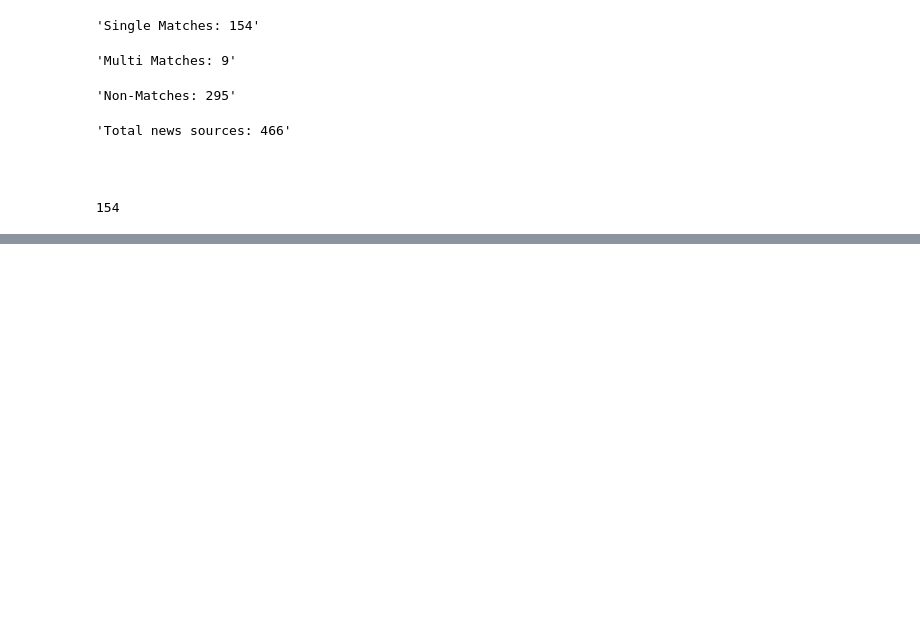
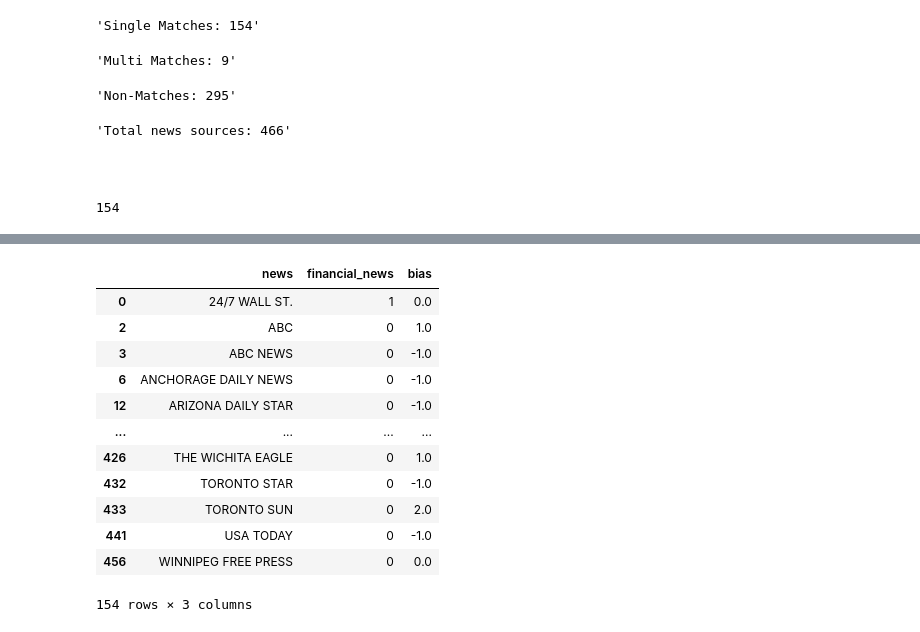
Before and after one commit to griffinwt/Hackathon_March2021, a Jupyter notebook: code/EDA-Brandon/News-AI-Sentiments.ipynb, the cells around one changed output, grey strips where cells are left out. Saved outputs shown, nothing was run; the diff lists cells and outputs as text; code cells hidden in the pictures; blank space fills up the shorter version.

```diff
--- a/code/EDA-Brandon/News-AI-Sentiments.ipynb
+++ b/code/EDA-Brandon/News-AI-Sentiments.ipynb
@@ -458,0 +516,17 @@ non_matches_the;
+# %%
+scored_media = global_news[global_news['bias'].notnull()]
+scored_media
+# %% [output]
+|  | news | financial_news | bias |
+| 0 | 24/7 WALL ST. | 1 | 0.0 |
+| 2 | ABC | 0 | 1.0 |
+| 3 | ABC NEWS | 0 | -1.0 |
+| 6 | ANCHORAGE DAILY NEWS | 0 | -1.0 |
+| 12 | ARIZONA DAILY STAR | 0 | -1.0 |
+| ... | ... | ... | ... |
+| 426 | THE WICHITA EAGLE | 0 | 1.0 |
+| 432 | TORONTO STAR | 0 | -1.0 |
+| 433 | TORONTO SUN | 0 | 2.0 |
+| 441 | USA TODAY | 0 | -1.0 |
+| 456 | WINNIPEG FREE PRESS | 0 | 0.0 |
+154 rows × 3 columns
```
Also changed, not shown: parts of 15 cells of this notebook, 1 other file.
